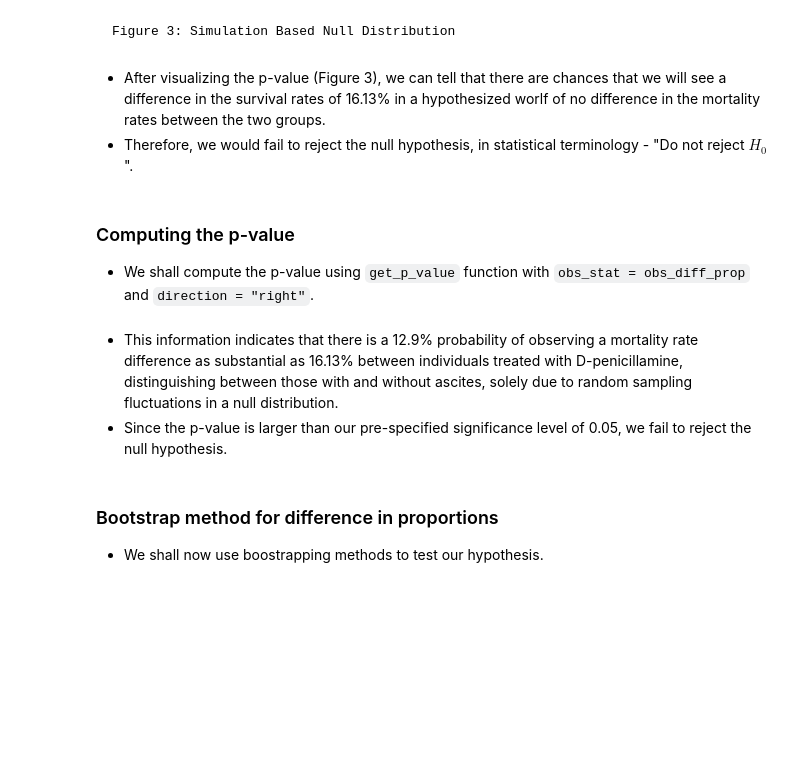
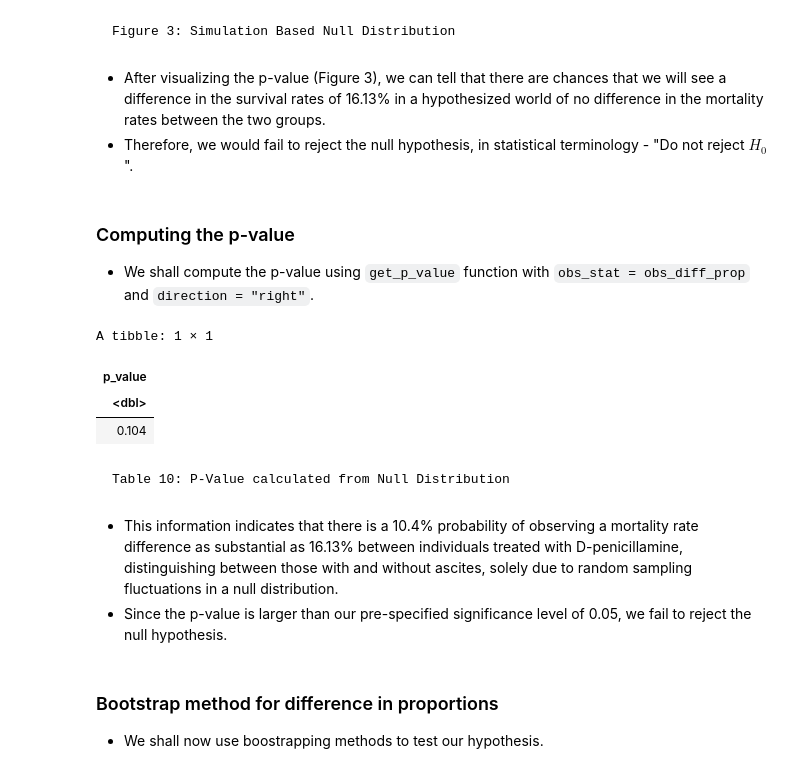
Before and after one commit to Rithika-Nair/STAT-201-Final_Project, a Jupyter notebook: Project-Final-Report.ipynb, the cells around one changed output. Cells and saved outputs as stored; diff of their text form; code cells hidden in the pictures; blank space fills up the shorter version.

```diff
--- a/Project-Final-Report.ipynb
+++ b/Project-Final-Report.ipynb
@@ -338,7 +357,7 @@ null_plot
 # %% [markdown]
 
 
-*   After visualizing the p-value (Figure 3), we can tell that there are chances that we will see a difference in the survival rates of 16.13% in a hypothesized worlf of no difference in the mortality rates between the two groups.
+*   After visualizing the p-value (Figure 3), we can tell that there are chances that we will see a difference in the survival rates of 16.13% in a hypothesized world of no difference in the mortality rates between the two groups.
 *   Therefore, we would fail to reject the null hypothesis, in statistical terminology - "Do not reject $H_0$".
 # %% [markdown]
 ### Computing the p-value
@@ -348,10 +367,18 @@ null_plot
 # %%
 p_val <- null_distribution |>
          get_p_value(obs_stat = obs_diff_prop, direction = "right")
+p_val
+# %% [output]
+A tibble: 1 × 1
+| p_value |
+| <dbl> |
+| 0.104 |
+# %% [markdown]
+    Table 10: P-Value calculated from Null Distribution
 # %% [markdown]
 
 
-*   This information indicates that there is a 12.9% probability of observing a mortality rate difference as substantial as 16.13% between individuals treated with D-penicillamine, distinguishing between those with and without ascites, solely due to random sampling fluctuations in a null distribution.
+*   This information indicates that there is a 10.4% probability of observing a mortality rate difference as substantial as 16.13% between individuals treated with D-penicillamine, distinguishing between those with and without ascites, solely due to random sampling fluctuations in a null distribution.
 *   Since the p-value is larger than our pre-specified significance level of 0.05, we fail to reject the null hypothesis.
 # %% [markdown]
 ### Bootstrap method for difference in proportions
```
Also changed, not shown: parts of 28 cells of this notebook.
